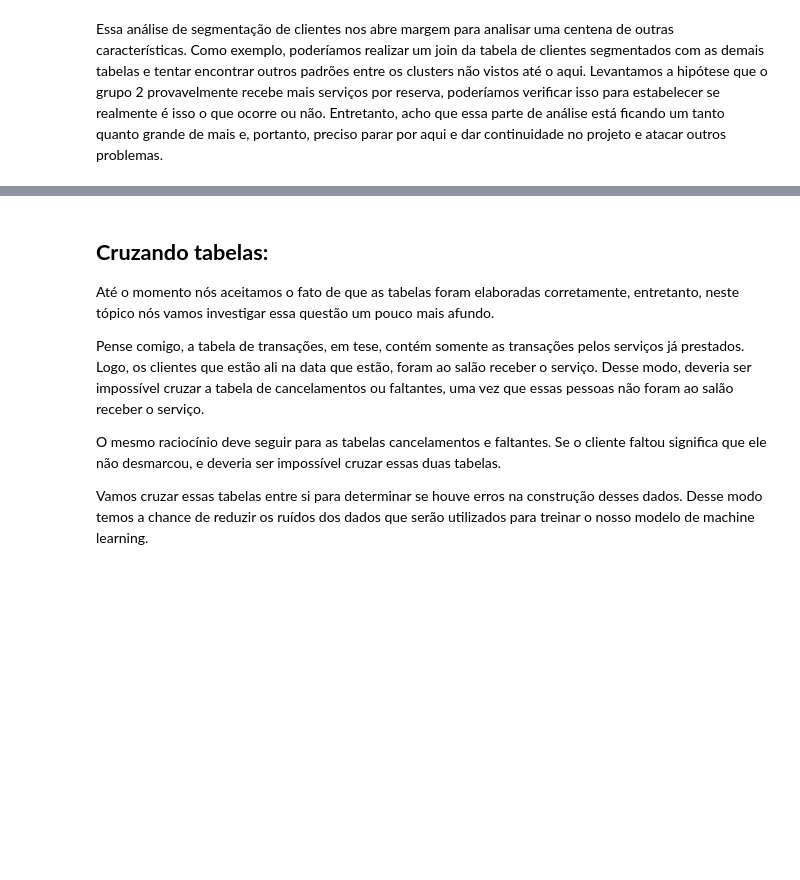
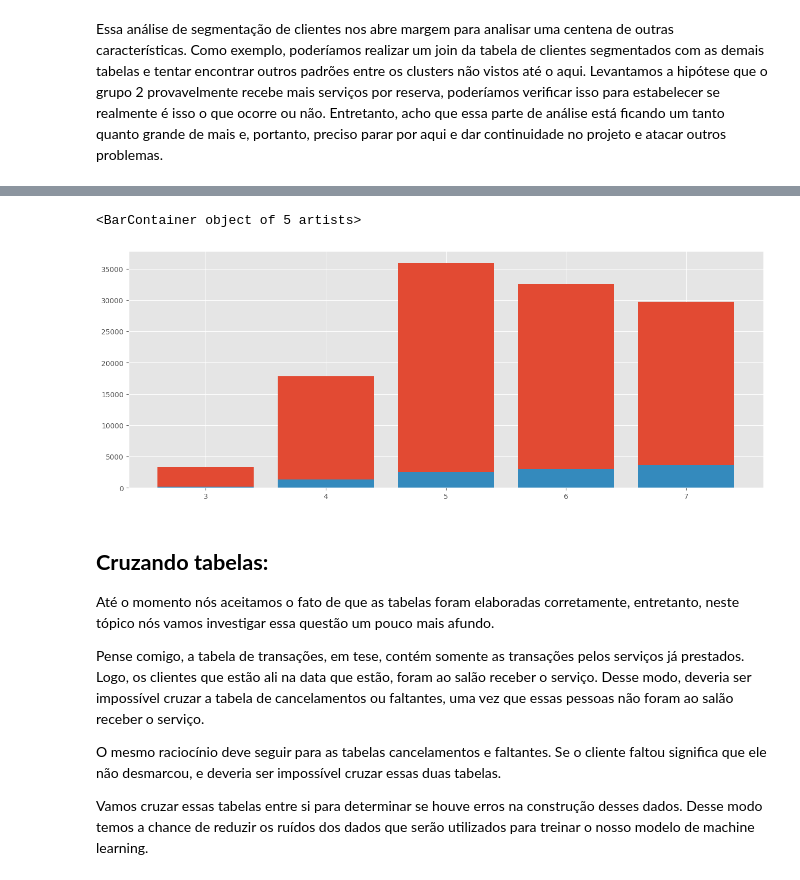
Before and after one commit to Alexandre-Esposte/Reserva_Nao_Honrada, a Jupyter notebook: notebooks/analises.ipynb, the cells around one changed output, grey strips where cells are left out. Drawn from its saved outputs; the diff is of its cells as text; code cells hidden in the pictures; blank space fills up the shorter version.

Commit message:
estimativas custo

```diff
--- a/notebooks/analises.ipynb
+++ b/notebooks/analises.ipynb
@@ -1002,3 +1075,23 @@ Essa análise de segmentação de clientes nos abre margem para analisar uma cen
+# %%
+balanco['custos_cancelados'] = balanco['cancelados']*55
+balanco['custos_faltantes'] = balanco['faltantes']*55
+balanco['custo_total'] = balanco['custos_cancelados'] + balanco['custos_faltantes']
+balanco['percent'] = balanco['custo_total']/balanco['ganhos'] * 100
+balanco['mes_name'] = balanco['Date'].dt.month_name()
+balanco['mes'] = balanco['Date'].dt.month
+# %%
+total = balanco.groupby('mes')[['ganhos','custo_total']].sum()
+# %%
+total = total.reset_index(drop=False)
+# %%
+total = total.sort_values(by='mes')
+total['percent'] = total['custo_total']/total['ganhos'] * 100
+# %%
+plt.bar(x=total['mes'],height=total['ganhos'])
+plt.bar(x=total['mes'],height=total['custo_total'])
+# %% [output]
+<BarContainer object of 5 artists>
+[figure, added]
 # %% [markdown]
 ## **Cruzando tabelas:**
 
```
Also changed, not shown: parts of 20 cells of this notebook, 5 other files.
